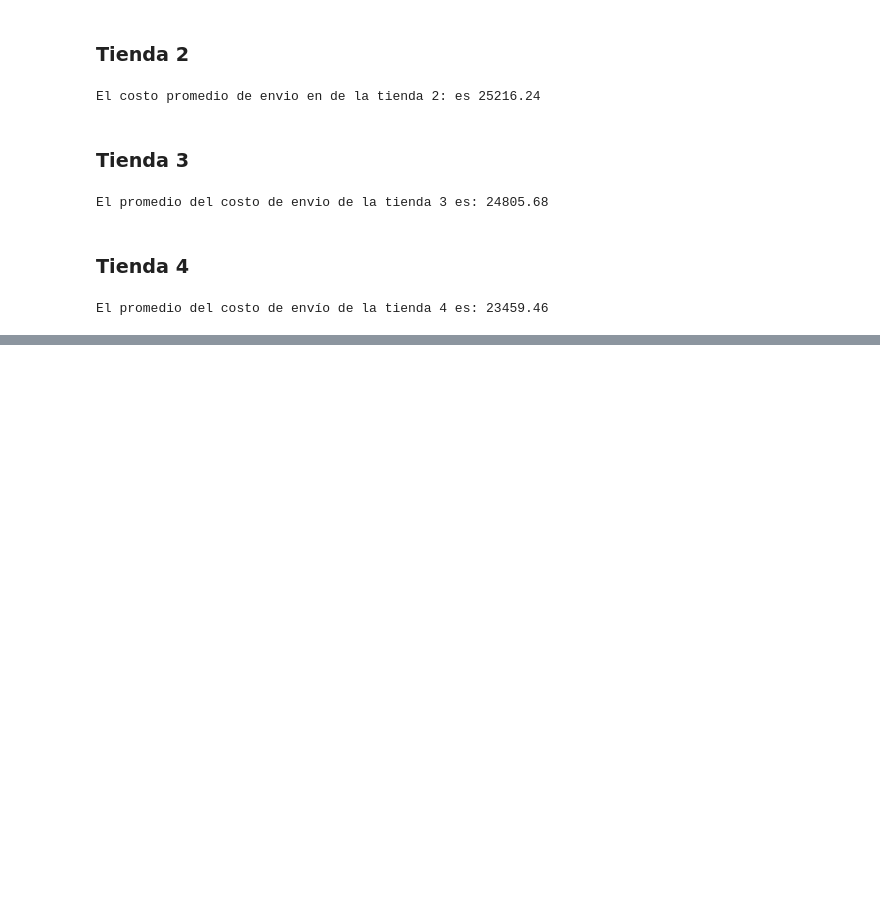
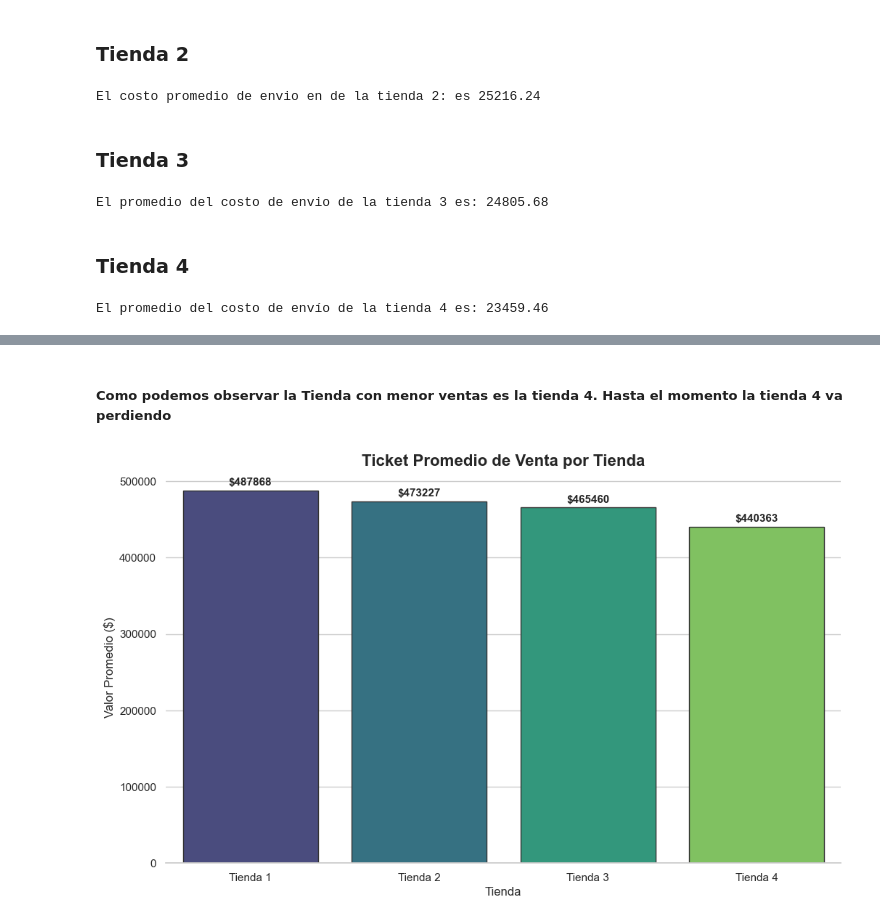
Before and after one commit to Fernando5899/Challenge-Alura-Store, a Jupyter notebook: AluraStoreLatam.ipynb, the cells around one changed output, grey strips where cells are left out. Saved outputs shown, nothing was run; the diff lists cells and outputs as text; code cells hidden in the pictures; blank space fills up the shorter version.

```diff
--- a/AluraStoreLatam.ipynb
+++ b/AluraStoreLatam.ipynb
@@ -483,0 +558,39 @@ El promedio del costo de envío de la tienda 4 es: 23459.46
+# %% [markdown]
+##### Como podemos observar la Tienda con menor ventas es la tienda 4. Hasta el momento la tienda 4 va perdiendo
+# %%
+# Acomodando datos para las siguientes graficas :)
+import seaborn as sns
+
+if 'Tienda' not in tienda_1.columns:
+    tienda_1['Tienda'] = 'Tienda 1'
+    tienda_2['Tienda'] = 'Tienda 2'
+    tienda_3['Tienda'] = 'Tienda 3'
+    tienda_4['Tienda'] = 'Tienda 4'
+
+    df_final = pd.concat([tienda_1, tienda_2, tienda_3, tienda_4])
+
+    # Conversión de las fechas
+    df_final['Fecha de Compra'] = pd.to_datetime(df_final['Fecha de Compra'], dayfirst=True)
+    df_final['Mes_Año'] = df_final['Fecha de Compra'].dt.to_period('M')
+# %%
+plt.figure(figsize=(12, 7))
+
+# Calculamos
+ticket_promedio = df_final.groupby('Tienda')['Precio'].mean().reset_index()
+
+# Graficamos
+ax = sns.barplot(data=ticket_promedio, x='Tienda', y='Precio', hue='Tienda', legend=False, palette='viridis', edgecolor=".2")
+
+# Títulos y Estilo
+plt.title('Ticket Promedio de Venta por Tienda', fontsize=16, fontweight='bold')
+plt.ylabel('Valor Promedio ($)', fontsize=12)
+plt.xlabel('Tienda', fontsize=12)
+
+# Etiquetas de valor automático
+for i in ax.containers:
+    ax.bar_label(i, fmt='$%.0f', padding=3, fontsize=11, fontweight='bold')
+
+sns.despine(left=True)
+plt.show()
+# %% [output]
+[figure, added]
```
Also changed, not shown: parts of 9 cells of this notebook.
